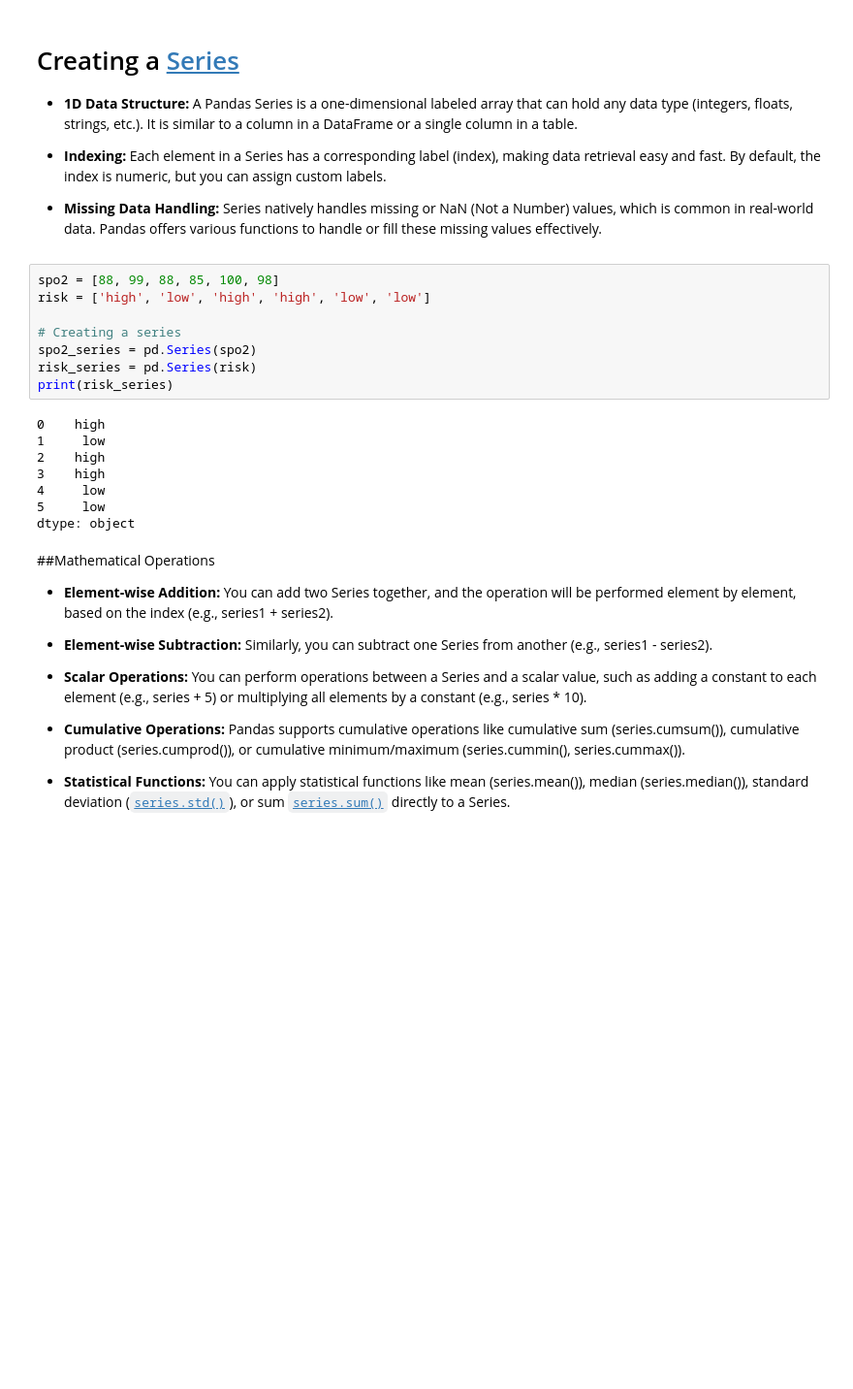
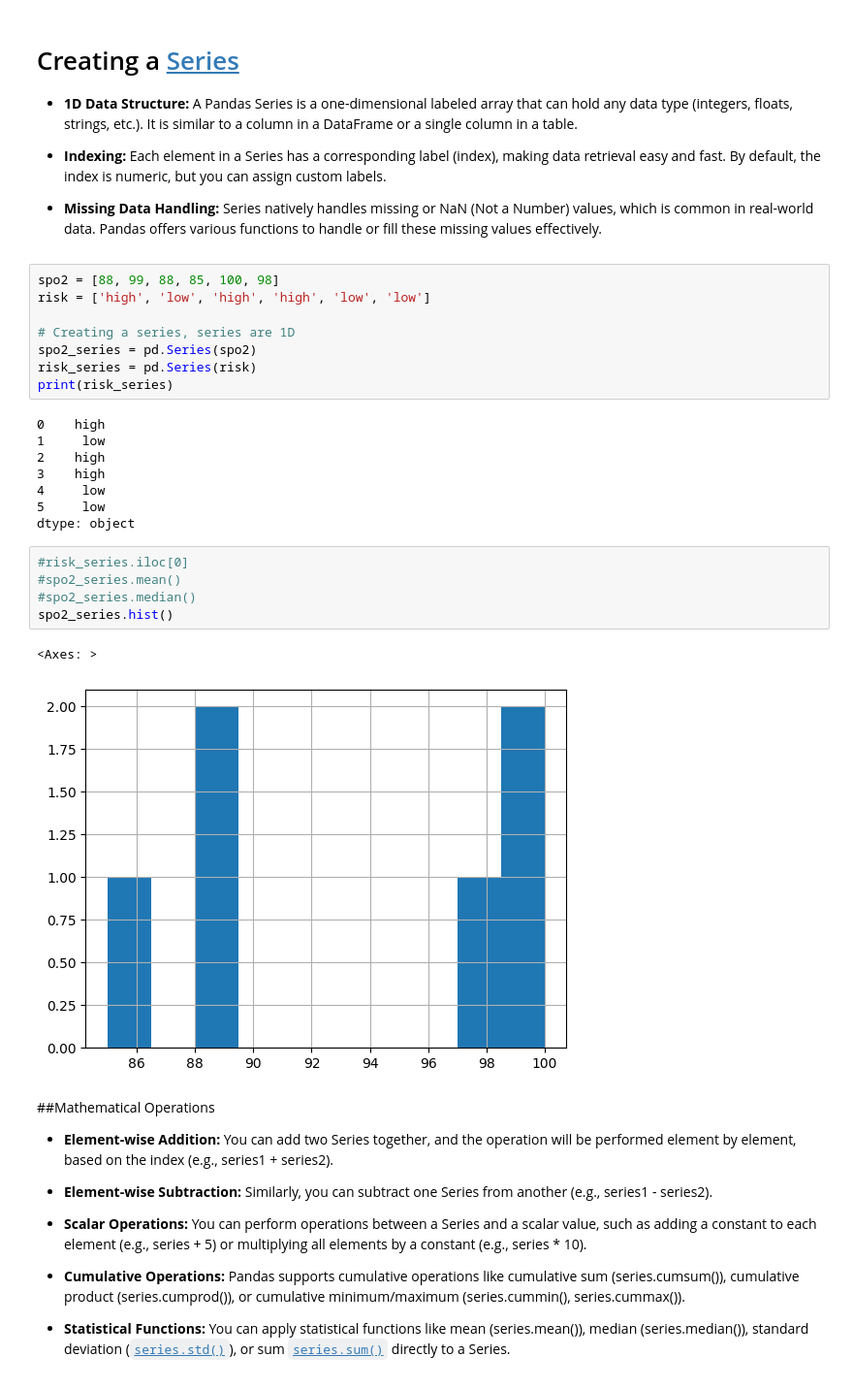
Before and after one commit to uf-bme/BME3053C-Spring-2025, a Jupyter notebook: solved-lessons/04_Pandas_02_12_2025.ipynb, the cells around one changed output. Shown at 97% size. Cells and saved outputs as stored; diff of their text form; blank space fills up the shorter version.

```diff
--- a/solved-lessons/04_Pandas_02_12_2025.ipynb
+++ b/solved-lessons/04_Pandas_02_12_2025.ipynb
@@ -46,7 +47,7 @@ import pandas as pd
 spo2 = [88, 99, 88, 85, 100, 98]
 risk = ['high', 'low', 'high', 'high', 'low', 'low']
 
-# Creating a series
+# Creating a series, series are 1D
 spo2_series = pd.Series(spo2)
 risk_series = pd.Series(risk)
 print(risk_series)
@@ -58,6 +59,14 @@ print(risk_series)
 4     low
 5     low
 dtype: object
+# %%
+#risk_series.iloc[0]
+#spo2_series.mean()
+#spo2_series.median()
+spo2_series.hist()
+# %% [output]
+<Axes: >
+[figure, added]
 # %% [markdown]
 ##Mathematical Operations
 
```
Also changed, not shown: parts of 18 cells of this notebook.
